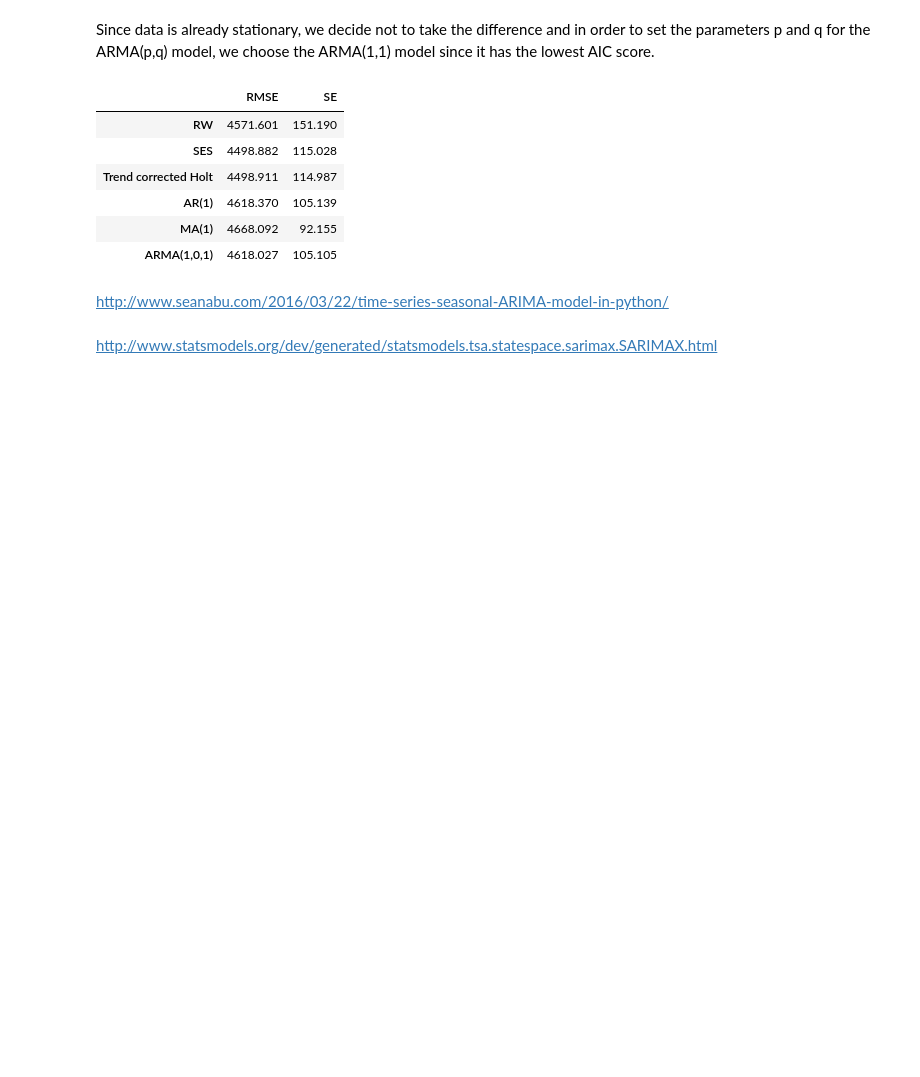
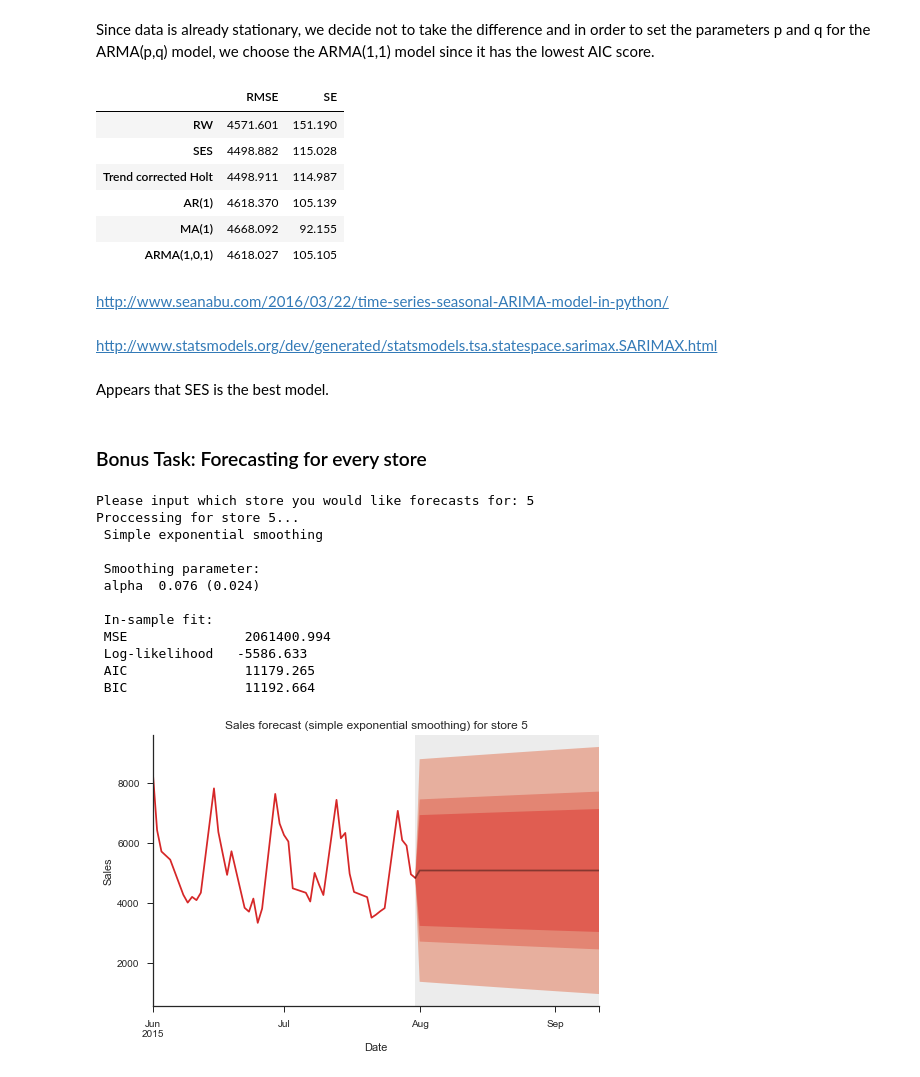
Before and after one commit to chrishyland/QBUS2820Project2Task2, a Jupyter notebook: PredictiveModelTask2.ipynb, the cells around one changed output. Drawn from its saved outputs; the diff is of its cells as text; code cells hidden in the pictures; blank space fills up the shorter version.

Commit message:
Bonus Part Added

```diff
--- a/PredictiveModelTask2.ipynb
+++ b/PredictiveModelTask2.ipynb
@@ -1093,3 +1093,7 @@ table.round(3)
 http://www.seanabu.com/2016/03/22/time-series-seasonal-ARIMA-model-in-python/
 # %% [markdown]
 http://www.statsmodels.org/dev/generated/statsmodels.tsa.statespace.sarimax.SARIMAX.html
+# %% [markdown]
+Appears that SES is the best model.
+# %% [markdown]
+### Bonus Task: Forecasting for every store
@@ -1095,0 +1148,42 @@ http://www.statsmodels.org/dev/generated/statsmodels.tsa.statespace.sarimax.SARI
+# %%
+def plot_desired_store(i):
+    y = process_data(i)
+    h=42
+    model=forecast.ses(y)
+    model.fit()
+    fitted2=pd.Series(model.smooth(), index=y.index)
+    model.summary()
+    test=pd.period_range(start=y.index[-1]+1, periods=h, freq='D')
+
+    pred=pd.Series(model.forecast(h), index=test)
+
+    intv1=pd.DataFrame(model.intervalforecast(h, level=.8), index=test)
+    intv2=pd.DataFrame(model.intervalforecast(h, level=.9), index=test)
+    intv3=pd.DataFrame(model.intervalforecast(h, level=.99), index=test)
+
+    fig, ax = forecast.fanchart(y['2015-06-01':], pred, intv1, intv2, intv3)
+    ax.set_xlabel('Date')
+    ax.set_ylabel('Sales')
+    ax.set_xticks([], minor=True)
+    plt.title('Sales forecast (simple exponential smoothing) for store {}'.format(i))
+
+    sns.despine()
+    plt.show()
+# %%
+store_desire = input("Please input which store you would like forecasts for: ")
+print("Proccessing for store {}...".format(store_desire))
+plot_desired_store(int(store_desire))
+# %% [output]
+Please input which store you would like forecasts for: 5
+Proccessing for store 5...
+ Simple exponential smoothing
+
+ Smoothing parameter:
+ alpha  0.076 (0.024)
+
+ In-sample fit:
+ MSE               2061400.994
+ Log-likelihood   -5586.633
+ AIC               11179.265
+ BIC               11192.664
+[figure, added]
```
Also changed, not shown: parts of 2 cells of this notebook.
